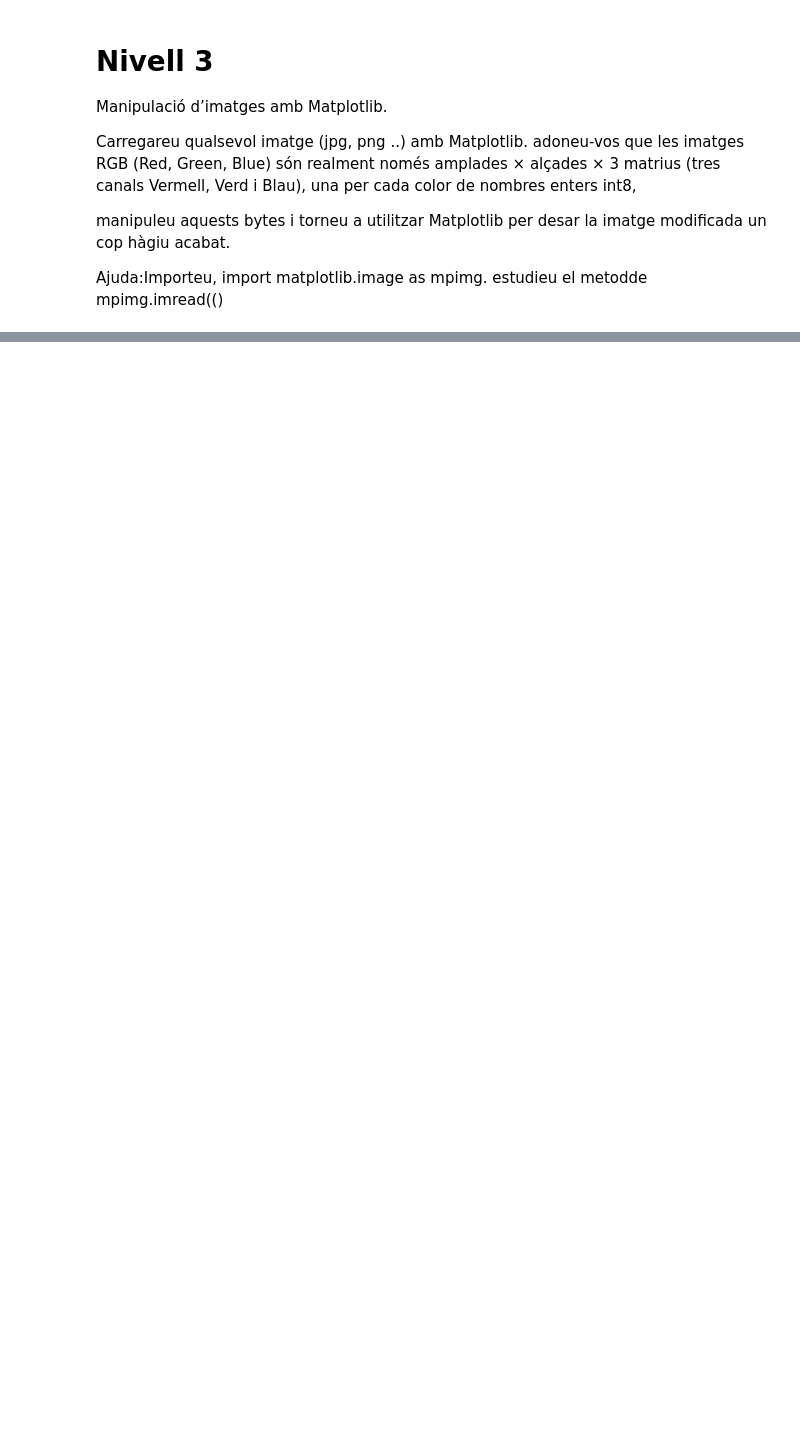
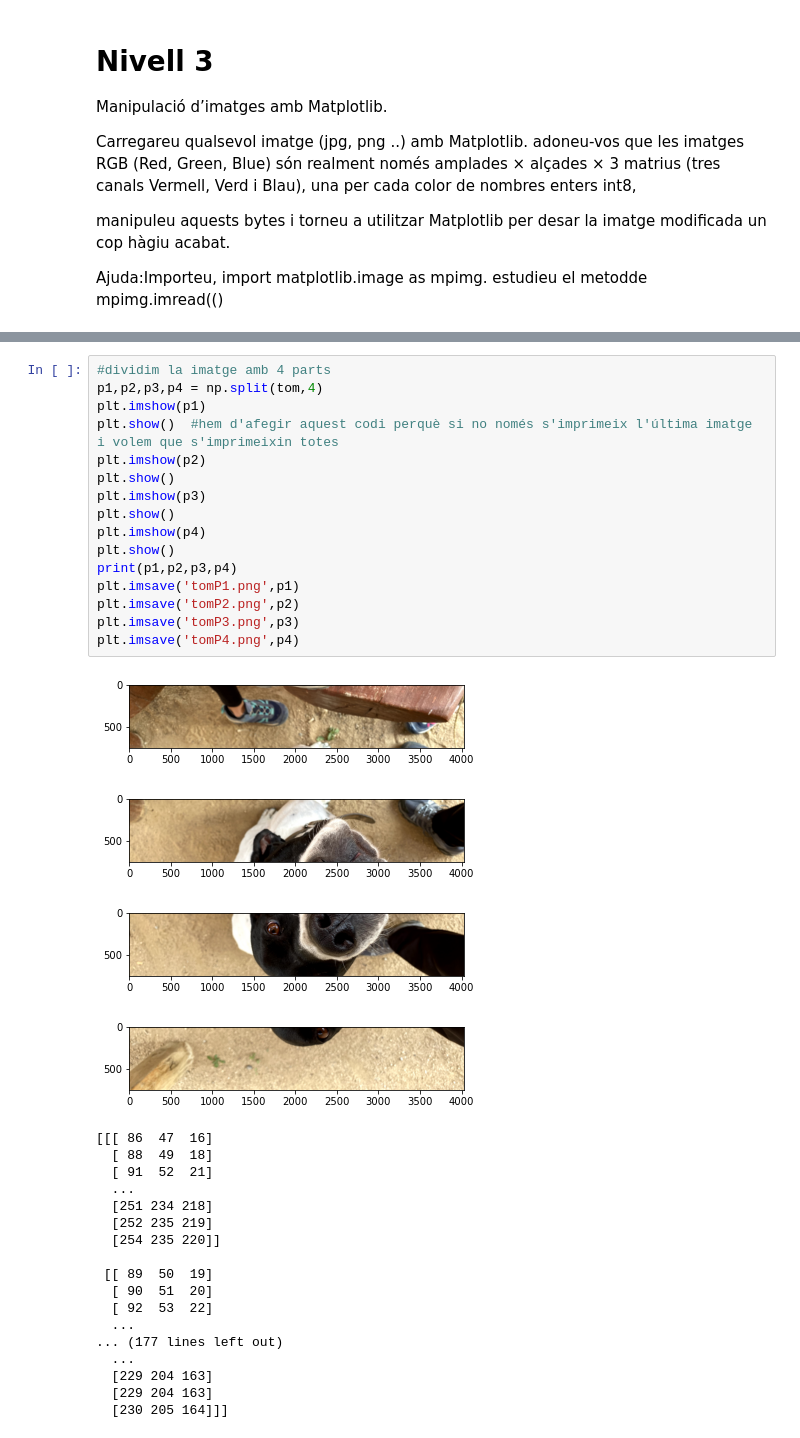
Before and after one commit to anmaba/imatges_numpy, a Jupyter notebook: Sprint2_T02.ipynb, the cells around one changed output, grey strips where cells are left out. Cells and saved outputs as stored; diff of their text form; blank space fills up the shorter version.

```diff
--- a/Sprint2_T02.ipynb
+++ b/Sprint2_T02.ipynb
@@ -177,3 +249,41 @@ Ajuda:Importeu, import matplotlib.image as mpimg. estudieu el metodde mpimg.imre
+# %%
+#dividim la imatge amb 4 parts
+p1,p2,p3,p4 = np.split(tom,4)
+plt.imshow(p1)
+plt.show()  #hem d'afegir aquest codi perquè si no només s'imprimeix l'última imatge i volem que s'imprimeixin totes
+plt.imshow(p2)
+plt.show()
+plt.imshow(p3)
+plt.show()
+plt.imshow(p4)
+plt.show()
+print(p1,p2,p3,p4)
+plt.imsave('tomP1.png',p1)
+plt.imsave('tomP2.png',p2)
+plt.imsave('tomP3.png',p3)
+plt.imsave('tomP4.png',p4)
+# %% [output]
+[figure, added]
+[figure, added]
+[figure, added]
+[figure, added]
+[[[ 86  47  16]
+  [ 88  49  18]
+  [ 91  52  21]
+  ...
+  [251 234 218]
+  [252 235 219]
+  [254 235 220]]
+
+ [[ 89  50  19]
+  [ 90  51  20]
+  [ 92  53  22]
+  ...
+... (177 lines left out)
+  ...
+  [229 204 163]
+  [229 204 163]
+  [230 205 164]]]
 # %% [markdown]
 ## - Exercici 8
 Mostreu-me a veure que passa quan eliminem el canal G Verd o B Blau.
```
Also changed, not shown: parts of 12 cells of this notebook, 1 other file.
